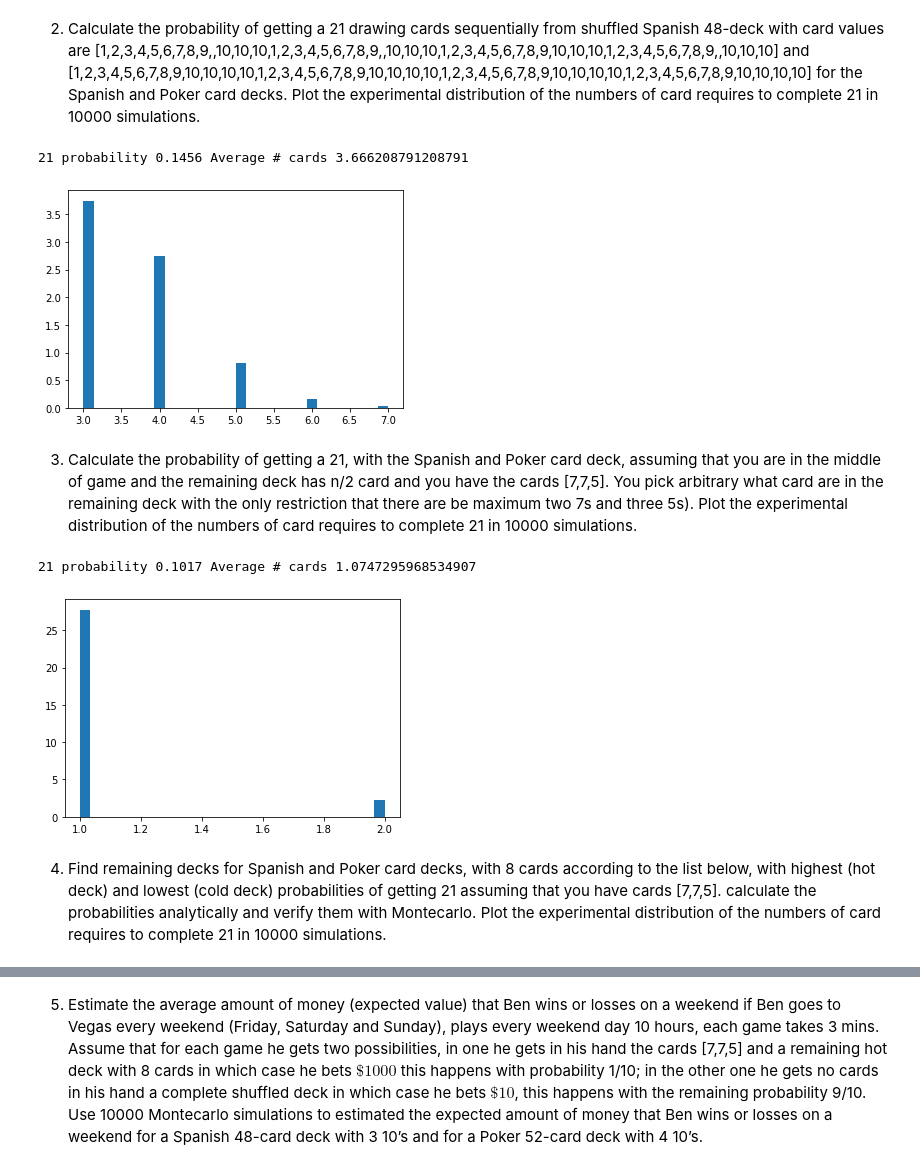
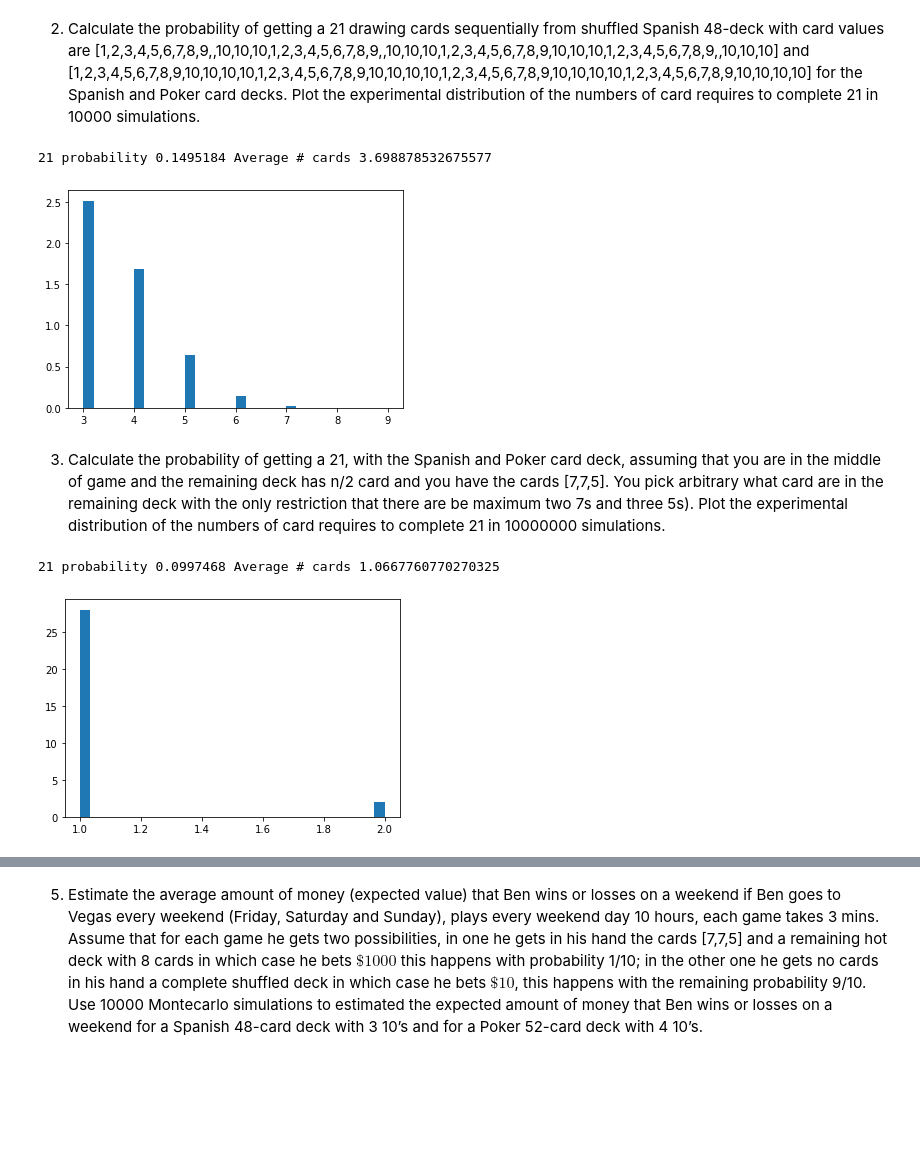
Before and after one commit to miamartinezme/MetNumUN2020II, a Jupyter notebook: 21BlackjackGrClass1StGrooup3.ipynb, the cells around one changed output, grey strips where cells are left out. Cells and saved outputs as stored; diff of their text form; code cells hidden in the pictures; blank space fills up the shorter version.

```diff
--- a/21BlackjackGrClass1StGrooup3.ipynb
+++ b/21BlackjackGrClass1StGrooup3.ipynb
@@ -6,7 +6,7 @@ Hint: Instead of shuffling the card deck an drawing sequentially it is equivalen
 import random
 import matplotlib.pyplot as plt
 
-n=10000
+n=10000000
 count = 0   #contador de 21's
 avnc = 0    #numero total de cartas
 nc21=[]     #numero de cartas utilizadas para hacer 21
@@ -39,40 +39,40 @@ plt.show()
 2. Calculate the probability of getting a 21 drawing cards sequentially from shuffled Spanish 48-deck with card values are [1,2,3,4,5,6,7,8,9,,10,10,10,1,2,3,4,5,6,7,8,9,,10,10,10,1,2,3,4,5,6,7,8,9,10,10,10,1,2,3,4,5,6,7,8,9,,10,10,10] and [1,2,3,4,5,6,7,8,9,10,10,10,10,1,2,3,4,5,6,7,8,9,10,10,10,10,1,2,3,4,5,6,7,8,9,10,10,10,10,1,2,3,4,5,6,7,8,9,10,10,10,10] for the Spanish and Poker card decks. Plot the experimental distribution of the numbers of card requires to complete 21 in 10000 simulations.
 # %%
 
-n=10000
+n=10000000
 count = 0   #contador de 21's
 avnc = 0    #numero total de cartas
 nc21=[]     #numero de cartas utilizadas para hacer 21
 
 for i in range(n):
 
   auxDeckSpanish = [1,2,3,4,5,6,7,8,9,10,10,10,1,2,3,4,5,6,7,8,9,10,10,10,1,2,3,4,5,6,7,8,9,10,10,10,1,2,3,4,5,6,7,8,9,10,10,10]
   auxDeckPoker = [1,2,3,4,5,6,7,8,9,10,10,10,10,1,2,3,4,5,6,7,8,9,10,10,10,10,1,2,3,4,5,6,7,8,9,10,10,10,10,1,2,3,4,5,6,7,8,9,10,10,10,10]
   my_cards = [] #cartas actuales en la mano
   nc = 0        #numero de cartas en la mano
   deck=auxDeckSpanish #escogencia de la baraja a utilizar
 
   while(sum(my_cards)<21):
       card = random.choice(deck)
       my_cards.append(card)
       deck.remove(card)
       nc=nc+1
 
   if (sum(my_cards)==21):
       count=count+1
       avnc = avnc+nc
       nc21.append(nc)
 
 print("21 probability", count/n,"Average # cards", avnc/count )
 plt.hist(nc21,density=True,bins=30)
 plt.show()
 # %% [output]
-21 probability 0.1456 Average # cards 3.666208791208791
+21 probability 0.1495184 Average # cards 3.698878532675577
-[figure, old version]
+[figure, new version]
 # %% [markdown]
-3. Calculate the probability of getting a 21, with the Spanish and Poker card deck, assuming that you are in the middle of game and the remaining deck has n/2 card and you have the cards [7,7,5]. You pick arbitrary what card are in the remaining deck with the only restriction that there are be maximum two 7s and three 5s). Plot the experimental distribution of the numbers of card requires to complete 21 in 10000 simulations.
+3. Calculate the probability of getting a 21, with the Spanish and Poker card deck, assuming that you are in the middle of game and the remaining deck has n/2 card and you have the cards [7,7,5]. You pick arbitrary what card are in the remaining deck with the only restriction that there are be maximum two 7s and three 5s). Plot the experimental distribution of the numbers of card requires to complete 21 in 10000000 simulations.
 # %%
-n=10000
+n=10000000
 count = 0   #contador de 21's
 avnc = 0    #numero total de cartas
 nc21=[]     #numero de cartas utilizadas para hacer 21
@@ -108,7 +108,5 @@ print("21 probability", count/n,"Average # cards", avnc/count )
 plt.hist(nc21,density=True,bins=30)
 plt.show()
 # %% [output]
-21 probability 0.1017 Average # cards 1.0747295968534907
+21 probability 0.0997468 Average # cards 1.0667760770270325
 [figure]
-# %% [markdown]
-4. Find remaining decks for Spanish and Poker card decks, with 8 cards according to the list below, with highest (hot deck) and lowest (cold deck) probabilities of getting 21 assuming that you have cards [7,7,5]. calculate the probabilities analytically and verify them with Montecarlo. Plot the experimental distribution of the numbers of card requires to complete 21 in 10000 simulations.
```
Also changed, not shown: parts of 4 cells of this notebook.
